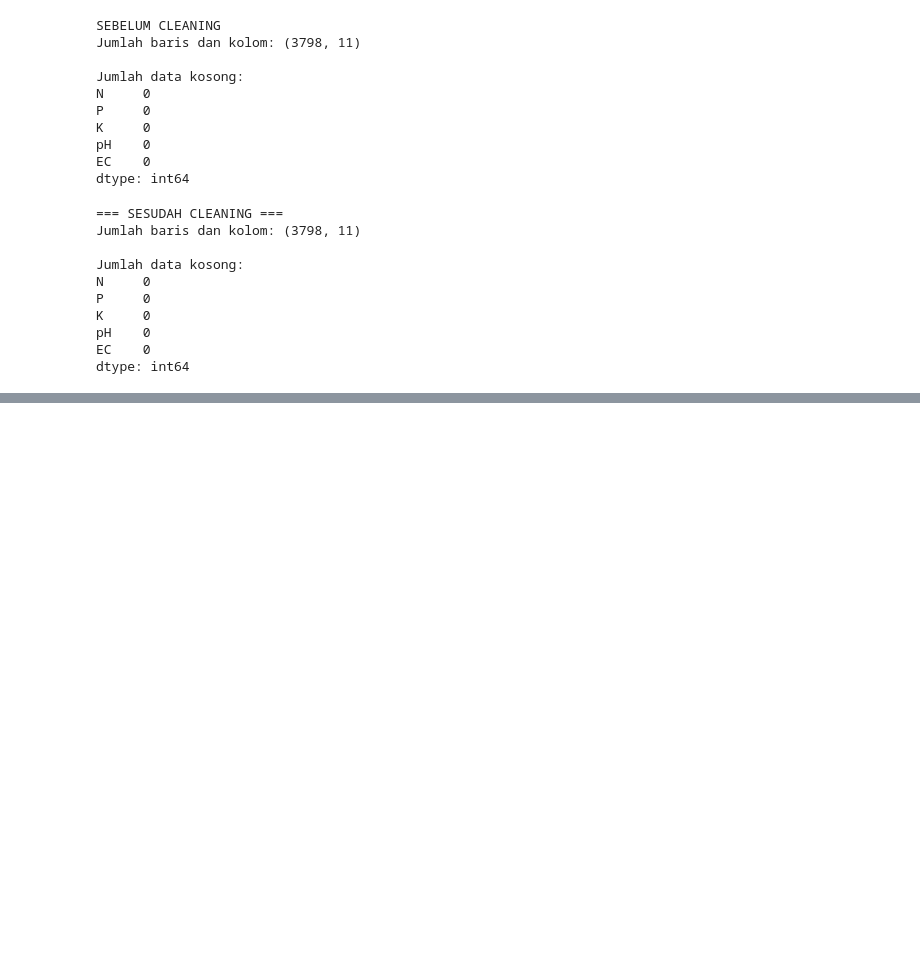
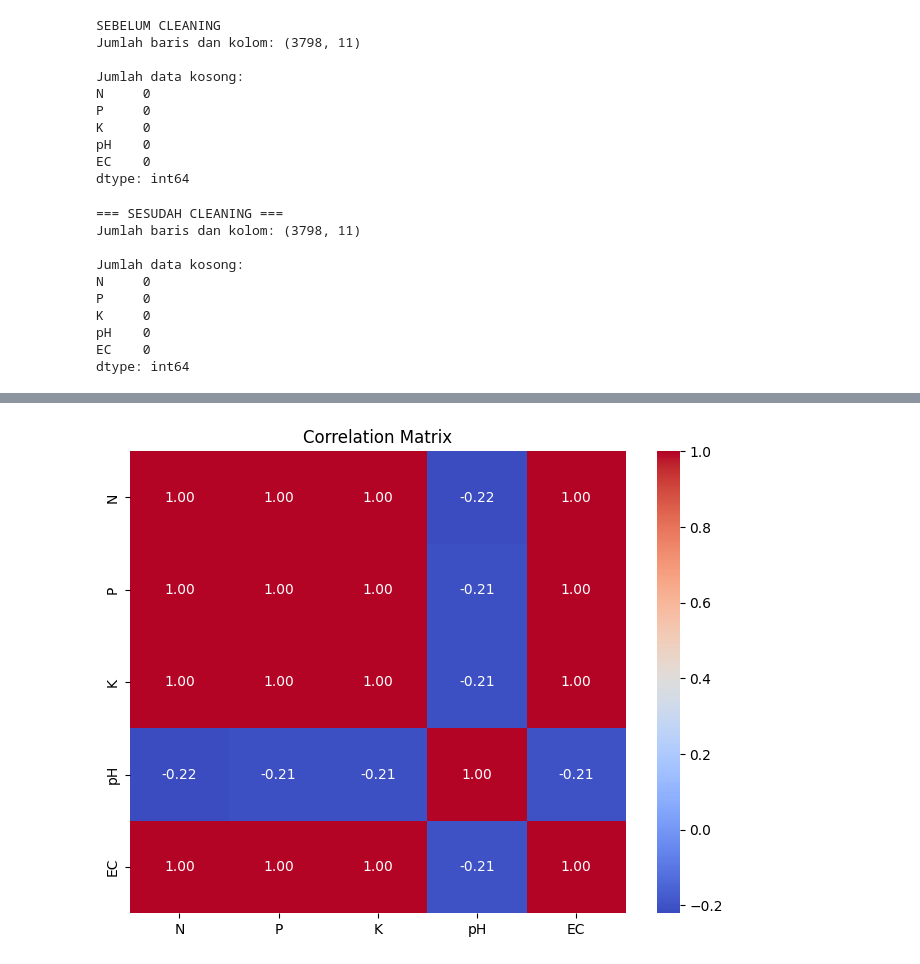
Before and after one commit to nurulfdlharba-dotcom/randomforest, a Jupyter notebook: Main.ipynb, the cells around one changed output, grey strips where cells are left out. Drawn from its saved outputs; the diff is of its cells as text; code cells hidden in the pictures; blank space fills up the shorter version.

```diff
--- a/Main.ipynb
+++ b/Main.ipynb
@@ -116,0 +147,23 @@ dtype: int64
+# %%
+# =========================
+# 3. CORRELATION MATRIX
+# =========================
+
+import seaborn as sns
+
+# Menghitung korelasi antar fitur
+correlation = df_clean[features].corr()
+
+# Menampilkan correlation matrix
+plt.figure(figsize=(8, 6))
+sns.heatmap(
+    correlation,
+    annot=True,
+    cmap="coolwarm",
+    fmt=".2f"
+)
+
+plt.title("Correlation Matrix")
+plt.show()
+# %% [output]
+[figure, added]
```
Also changed, not shown: parts of 48 cells of this notebook.
